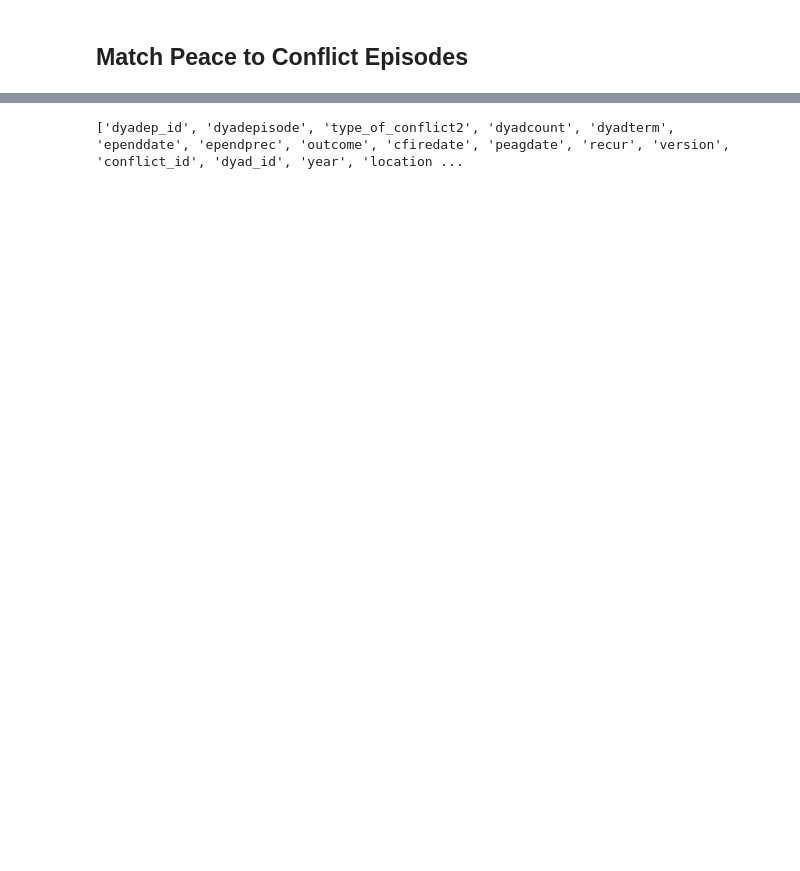
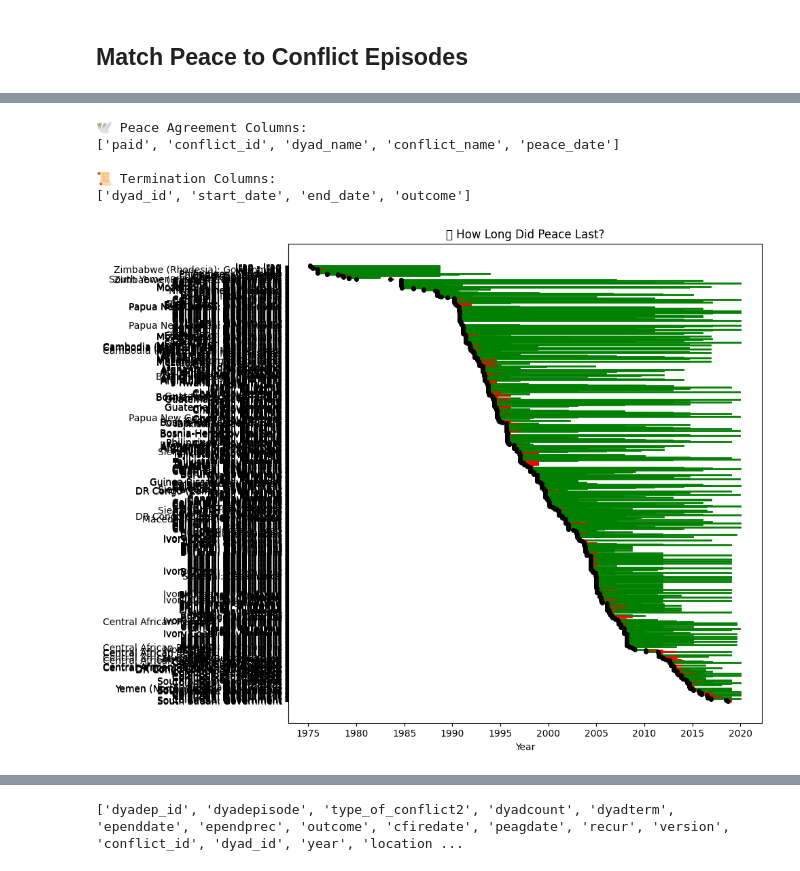
Before and after one commit to chilinhhovo/broken-promises-of-peace, a Jupyter notebook: data.ipynb, the cells around one changed output, grey strips where cells are left out. Cells and saved outputs as stored; diff of their text form; code cells hidden in the pictures; blank space fills up the shorter version.

Commit message:
data

```diff
--- a/data.ipynb
+++ b/data.ipynb
@@ -106,0 +221,59 @@ print(merged[["conflict_name", "peace_date", "start_date", "end_date", "duration
+# %%
+import pandas as pd
+
+# Load files
+peace_df = pd.read_csv("peace_agreement_summary.csv")
+term_df = pd.read_csv("termination_summary.csv")
+
+# Show column names
+print("🕊️ Peace Agreement Columns:")
+print(peace_df.columns.tolist())
+
+print("\n📜 Termination Columns:")
+print(term_df.columns.tolist())
+# %% [output]
+🕊️ Peace Agreement Columns:
+['paid', 'conflict_id', 'dyad_name', 'conflict_name', 'peace_date']
+
+📜 Termination Columns:
+['dyad_id', 'start_date', 'end_date', 'outcome']
+# %%
+import pandas as pd
+import matplotlib.pyplot as plt
+
+# Load the data
+df = pd.read_csv("matched_peace_conflict_episodes.csv")
+df['peace_date'] = pd.to_datetime(df['peace_date'], errors='coerce')
+df = df[df['peace_date'].notna()]
+df = df[df['peace_date'] != pd.Timestamp('1975-01-01')]
+df = df[(df['peace_date'] >= pd.to_datetime(df['start_date'])) & (df['peace_date'] <= pd.to_datetime(df['end_date']))]
+df.to_csv("matched_peace_conflict_episodes.csv", index=False)
+
+# Sort by peace_date for visual clarity
+df = df.sort_values("peace_date").reset_index(drop=True)
+
+# Plot setup
+fig, ax = plt.subplots(figsize=(10, 8))
+
+for i, row in df.iterrows():
+    start = row["peace_date"]
+    end = row["end_date"]
+    held = not row["possible_resume"]
+    color = "green" if held else "red"
+
+    # Draw horizontal line
+    ax.plot([start, end], [i, i], color=color, linewidth=2)
+
+    # Optional: mark peace event
+    ax.plot(start, i, marker='o', color='black', markersize=4)
+
+# Format
+ax.set_yticks(range(len(df)))
+ax.set_yticklabels(df["conflict_name"])
+ax.invert_yaxis()  # Most recent at top
+ax.set_title("⏳ How Long Did Peace Last?")
+ax.set_xlabel("Year")
+plt.tight_layout()
+plt.show()
+# %% [output]
+[figure, added]
```
Also changed, not shown: parts of 9 cells of this notebook, 6 other files.
